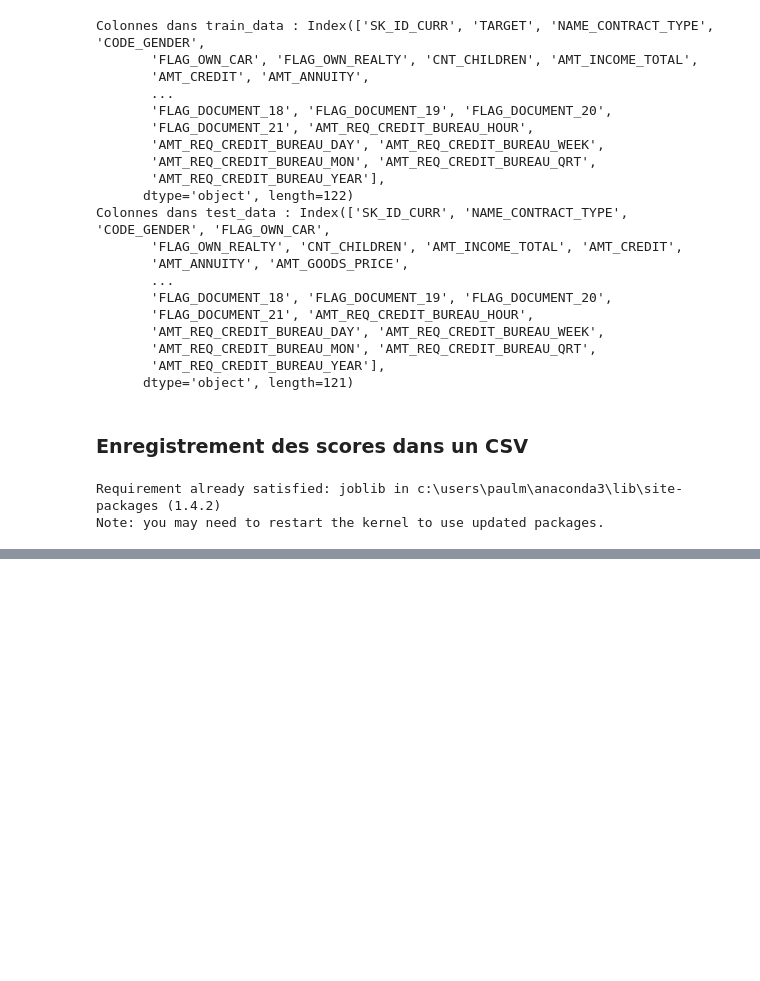
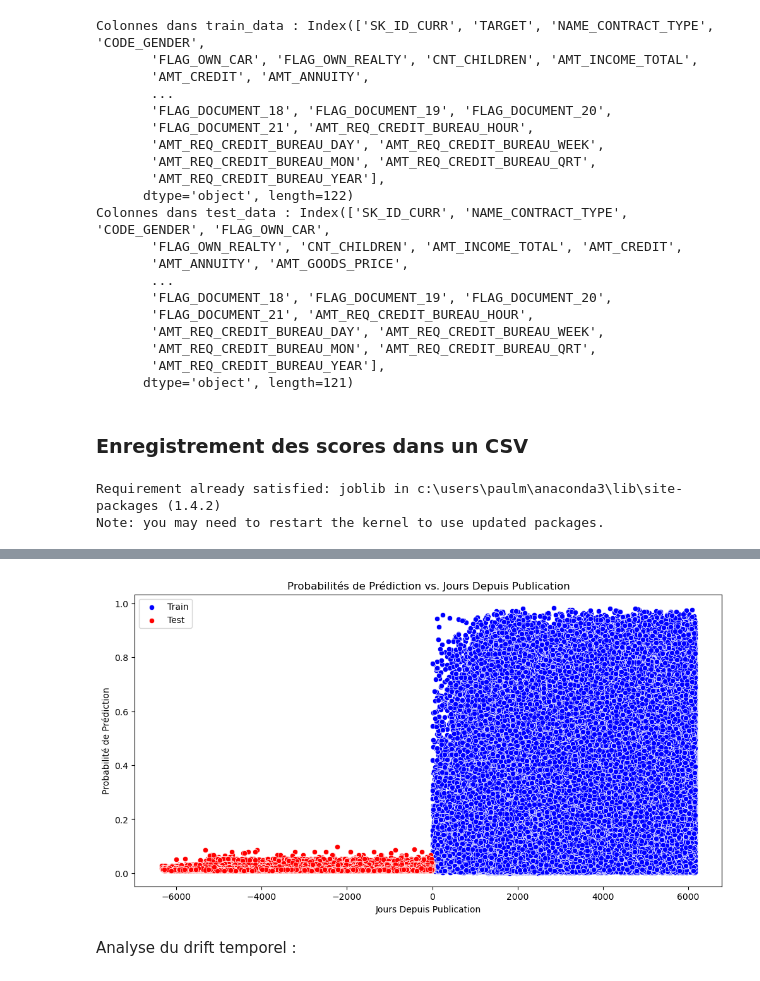
Before and after one commit to PaulMouly/Credit_Scoring, a Jupyter notebook: model_drift_analysis/data_drift.ipynb, the cells around one changed output, grey strips where cells are left out. Saved outputs shown, nothing was run; the diff lists cells and outputs as text; code cells hidden in the pictures; blank space fills up the shorter version.

```diff
--- a/model_drift_analysis/data_drift.ipynb
+++ b/model_drift_analysis/data_drift.ipynb
@@ -519,0 +391,13 @@ test_data.head()
+# %%
+plt.figure(figsize=(12, 6))
+sns.scatterplot(x=train_data['DAYS_ID_PUBLISH'], y='prediction_proba', data=train_scores, color='blue', label='Train')
+sns.scatterplot(x=test_data['DAYS_ID_PUBLISH'], y='prediction_proba', data=test_scores, color='red', label='Test')
+plt.title('Probabilités de Prédiction vs. Jours Depuis Publication')
+plt.xlabel('Jours Depuis Publication')
+plt.ylabel('Probabilité de Prédiction')
+plt.legend()
+plt.show()
+# %% [output]
+[figure, added]
+# %% [markdown]
+Analyse du  drift temporel :
```
Also changed, not shown: parts of 37 cells of this notebook, 8 other files.
